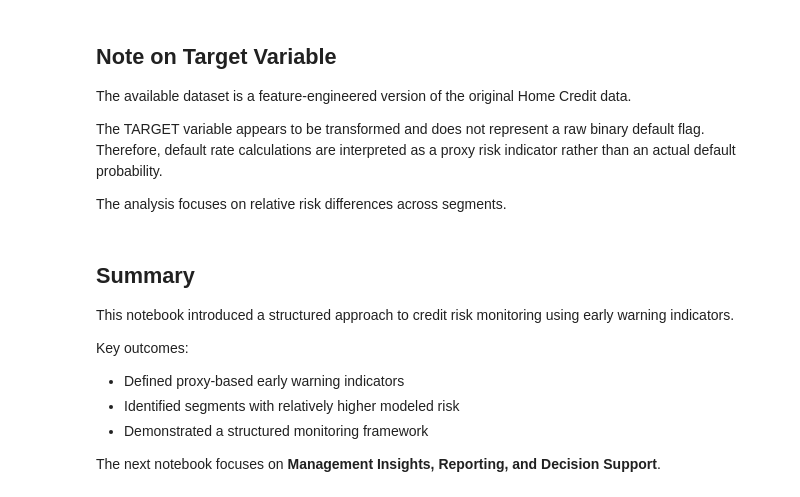
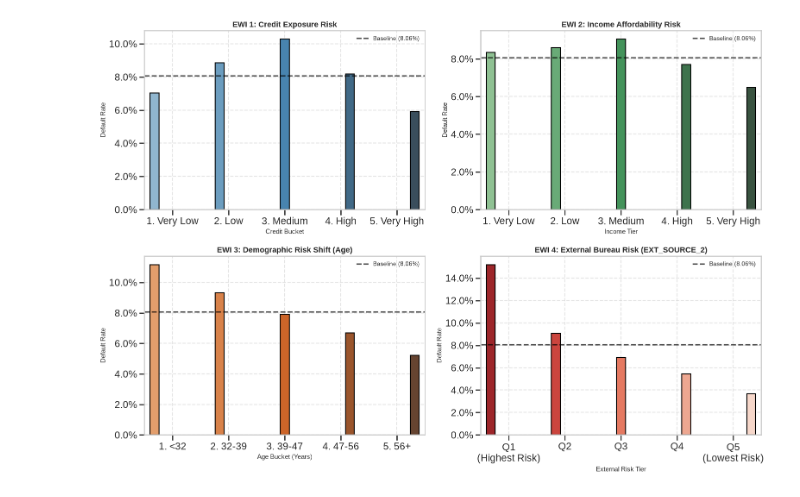
Before and after one commit to KuzevaStasy/Credit-Risk-Business-Analytics, a Jupyter notebook: notebooks/03_credit_risk_and_early_warning_indicators.ipynb, the cells around one changed output. Cells and saved outputs as stored; diff of their text form; code cells hidden in the pictures.

```diff
--- a/notebooks/03_credit_risk_and_early_warning_indicators.ipynb
+++ b/notebooks/03_credit_risk_and_early_warning_indicators.ipynb
@@ -9,9 +0,0 @@ The objective is to support proactive management decisions rather than reactive
-# %%
-import pandas as pd
-import numpy as np
-
-import matplotlib.pyplot as plt
-import seaborn as sns
-
-plt.style.use("default")
-sns.set_context("talk")
@@ -226,23 +116,0 @@ EWIs enable proactive intervention before portfolio deterioration becomes materi
-# %% [markdown]
-## Note on Target Variable
-
-The available dataset is a feature-engineered version of the original Home Credit data.
-
-The TARGET variable appears to be transformed and does not represent a raw binary
-default flag. Therefore, default rate calculations are interpreted as a proxy risk
-indicator rather than an actual default probability.
-
-The analysis focuses on relative risk differences across segments.
-# %% [markdown]
-## Summary
-
-This notebook introduced a structured approach to credit risk monitoring
-using early warning indicators.
-
-Key outcomes:
-- Defined proxy-based early warning indicators
-- Identified segments with relatively higher modeled risk
-- Demonstrated a structured monitoring framework
-
-
-The next notebook focuses on **Management Insights, Reporting, and Decision Support**.
@@ -248,0 +143,39 @@ The next notebook focuses on **Management Insights, Reporting, and Decision Supp
+# %%
+# 6. EWI Dashboard Visualization
+fig, axes = plt.subplots(2, 2, figsize=(16, 11))
+
+# Plot 1: Credit Exposure
+sns.barplot(data=ewi_exposure, x="CREDIT_BUCKET", y="Default_Rate", hue="CREDIT_BUCKET", palette="Blues_d", legend=False, edgecolor="black", ax=axes[0, 0])
+axes[0, 0].set_title("EWI 1: Credit Exposure Risk", fontsize=13, fontweight="bold")
+axes[0, 0].set_xlabel("Credit Bucket", fontsize=11)
+axes[0, 0].set_ylabel("Default Rate", fontsize=11)
+
+# Plot 2: Income Affordability
+sns.barplot(data=ewi_income, x="INCOME_BUCKET", y="Default_Rate", hue="INCOME_BUCKET", palette="Greens_d", legend=False, edgecolor="black", ax=axes[0, 1])
+axes[0, 1].set_title("EWI 2: Income Affordability Risk", fontsize=13, fontweight="bold")
+axes[0, 1].set_xlabel("Income Tier", fontsize=11)
+axes[0, 1].set_ylabel("Default Rate", fontsize=11)
+
+# Plot 3: Demographic Shift
+sns.barplot(data=ewi_age, x="AGE_BUCKET", y="Default_Rate", hue="AGE_BUCKET", palette="Oranges_d", legend=False, edgecolor="black", ax=axes[1, 0])
+axes[1, 0].set_title("EWI 3: Demographic Risk Shift (Age)", fontsize=13, fontweight="bold")
+axes[1, 0].set_xlabel("Age Bucket (Years)", fontsize=11)
+axes[1, 0].set_ylabel("Default Rate", fontsize=11)
+
+# Plot 4: External Bureau Drift
+sns.barplot(data=ewi_external, x="EXT_RISK_BUCKET", y="Default_Rate", hue="EXT_RISK_BUCKET", palette="Reds_r", legend=False, edgecolor="black", ax=axes[1, 1])
+axes[1, 1].set_title("EWI 4: External Bureau Risk (EXT_SOURCE_2)", fontsize=13, fontweight="bold")
+axes[1, 1].set_xlabel("External Risk Tier", fontsize=11)
+axes[1, 1].set_ylabel("Default Rate", fontsize=11)
+
+# Add baseline reference and styling across subplots
+for ax in axes.flat:
+    ax.axhline(baseline_default_rate, color="black", linestyle="--", alpha=0.7, label=f"Baseline ({baseline_default_rate:.2%})")
+    ax.yaxis.set_major_formatter(ticker.PercentFormatter(1.0))
+    ax.legend(fontsize=10, loc="upper right")
+    ax.grid(True, linestyle="--", alpha=0.5)
+
+plt.tight_layout()
+plt.show()
+# %% [output]
+[figure, added]
```
Also changed, not shown: parts of 19 cells of this notebook, 3 other files.
